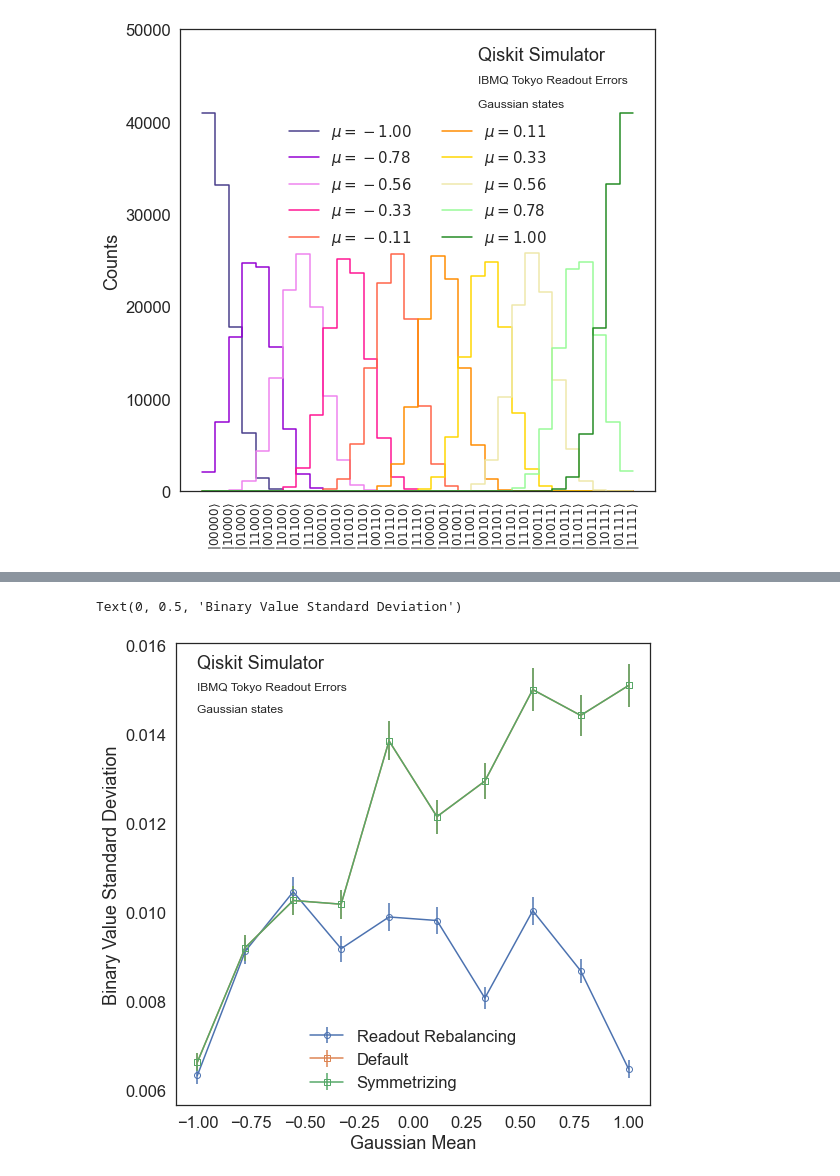
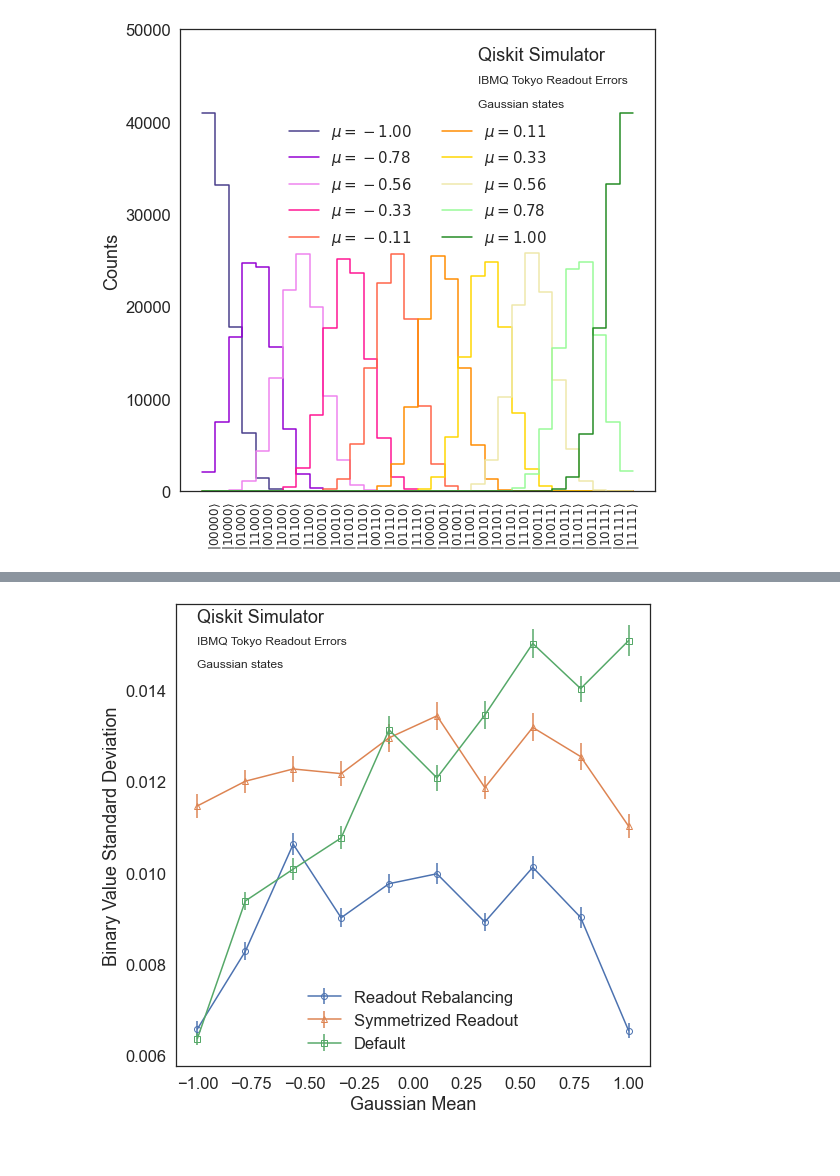
Before and after one commit to LBNL-HEP-QIS/ReadoutRebalancing, a Jupyter notebook: TestRebalancing.ipynb, the cells around one changed output, grey strips where cells are left out. Cells and saved outputs as stored; diff of their text form; code cells hidden in the pictures; blank space fills up the shorter version.

Commit message:
now with the full Gaussian sweep

```diff
--- a/TestRebalancing.ipynb
+++ b/TestRebalancing.ipynb
@@ -1010,8 +1010,8 @@ plt.savefig("GaussianState_shift.pdf",bbox_inches='tight')
 # %%
 #Sweep Gaussian from right to left
 
-rerun = True
-resave = True
+rerun = False
+resave = False
 
 if (rerun):
 
@@ -1104,14 +1104,18 @@ if (rerun):
 else:
     mean_vals2 = np.load("files/Gaussianmean_vals2.npy")
     sigma_vals2 = np.load("files/Gaussiansigma_vals2.npy")
-    mean_vals2 = np.load("files/Gaussianmean_vals2.npy")
-    sigma_vals2 = np.load("files/Gaussiansigma_vals2.npy")
+    emean_vals2 = np.load("files/Gaussianemean_vals2.npy")
+    esigma_vals2 = np.load("files/Gaussianesigma_vals2.npy")
     x_vals2 = np.load("files/Gaussianx_vals2.npy")
 
     mean_valsG = np.load("files/Gaussianmean_valsG.npy")
     sigma_valsG = np.load("files/Gaussiansigma_valsG.npy")
+    emean_valsG = np.load("files/Gaussianemean_valsG.npy")
+    esigma_valsG = np.load("files/Gaussianesigma_valsG.npy")
     x_valsG = np.load("files/Gaussianx_valsG.npy")
 
     mean_vals = np.load("files/Gaussianmean_vals.npy")
     sigma_vals = np.load("files/Gaussiansigma_vals.npy")
+    emean_vals = np.load("files/Gaussianemean_vals.npy")
+    esigma_vals = np.load("files/Gaussianesigma_vals.npy")
     x_vals = np.load("files/Gaussianx_vals.npy")
@@ -1136,23 +1122,23 @@ on i= 990
 # %%
 sns.set_style("white")
 f = plt.figure(figsize=(8.5, 8.5))
 gs = GridSpec(1, 1)
 
-plt.errorbar(x_vals,sigma_vals,yerr=np.array(sigma_vals)*1000**-0.5,label="Readout Rebalancing",marker='o',fillstyle='none')
-plt.errorbar(x_vals,sigma_vals2,yerr=np.array(sigma_vals2)*1000**-0.5,label="Default",marker='s',fillstyle='none')
+plt.errorbar(x_vals,sigma_vals,yerr=esigma_vals,label="Readout Rebalancing",marker='o',fillstyle='none')
+plt.errorbar(x_vals,sigma_valsG,yerr=esigma_valsG,label="Symmetrized Readout",marker='^',fillstyle='none')
+plt.errorbar(x_vals,sigma_vals2,yerr=esigma_vals2,label="Default",marker='s',fillstyle='none')
 
 plt.legend(frameon=False,loc="lower center")
 
 _=plt.text(-1, 0.0155, "Qiskit Simulator", fontsize=18)
 _=plt.text(-1, 0.015, "IBMQ Tokyo Readout Errors", fontsize=12)
 _=plt.text(-1, 0.0145, "Gaussian states", fontsize=12)
 
 plt.xlabel("Gaussian Mean")
 plt.ylabel("Binary Value Standard Deviation")
-#plt.savefig("std_mean.pdf",bbox_inches='tight')
+plt.savefig("std_mean.pdf",bbox_inches='tight')
 # %% [output]
-Text(0, 0.5, 'Binary Value Standard Deviation')
-[figure, old version]
+[figure, new version]
 # %%
 sns.set_style("white")
 f = plt.figure(figsize=(8.5, 8.5))
```
Also changed, not shown: parts of 2 cells of this notebook, 13 other files.
